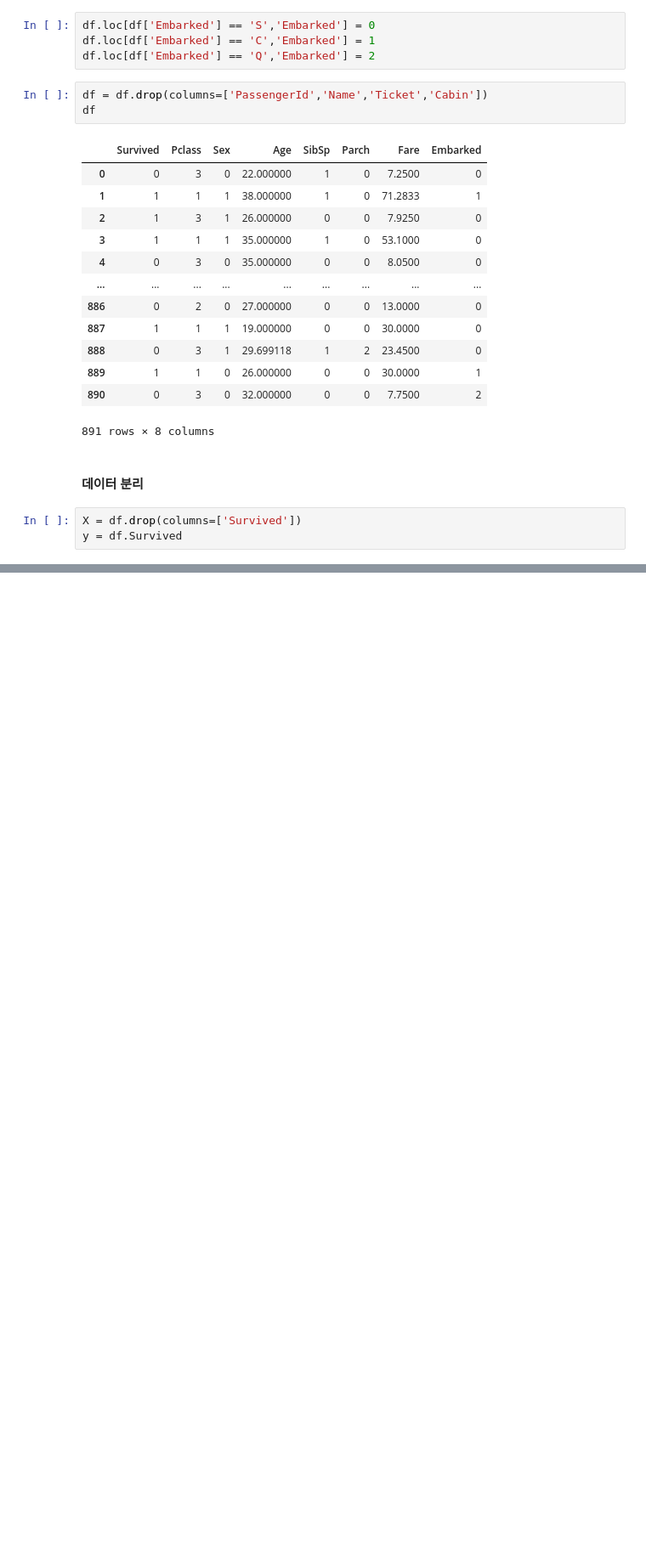
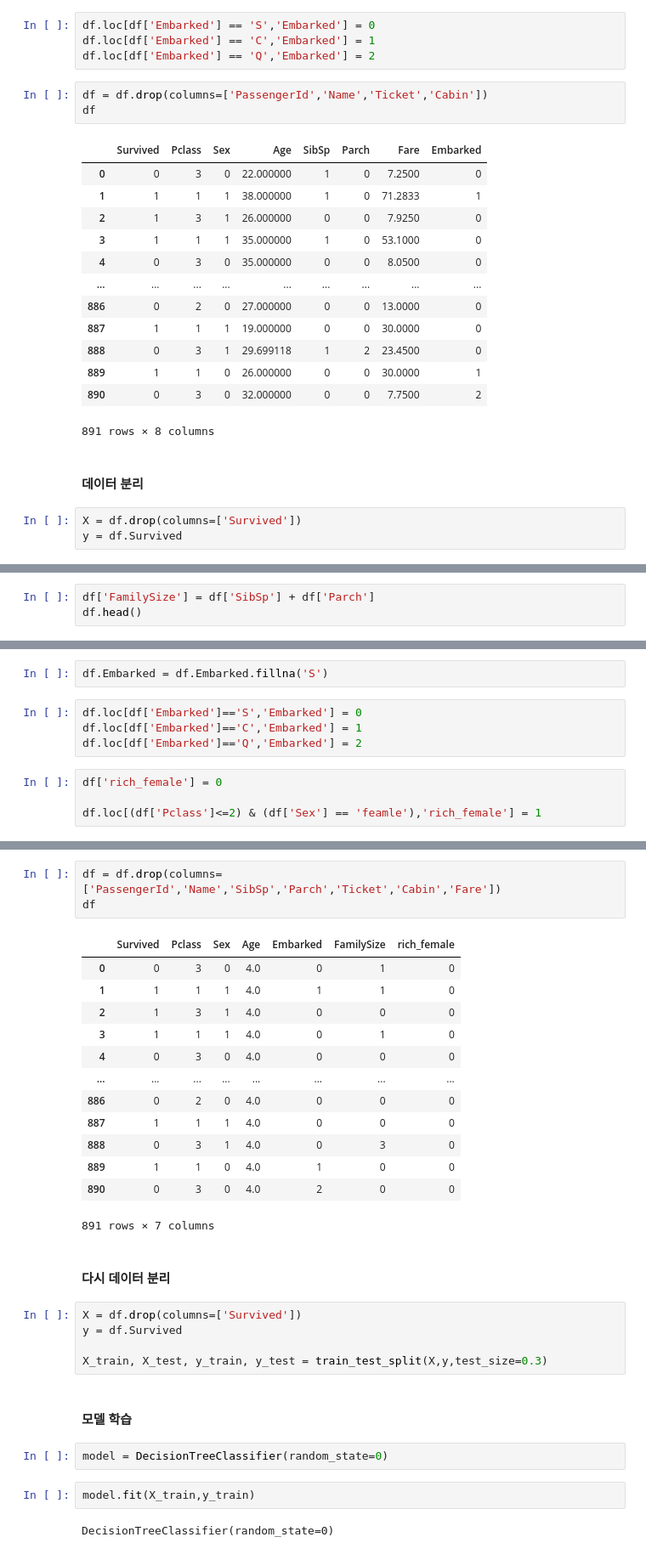
Before and after one commit to nimnuyh/ML, a Jupyter notebook: D&A_ML_Session/ML_Session_week_1.ipynb, the cells around one changed output, grey strips where cells are left out. Shown at 85% size. Cells and saved outputs as stored; diff of their text form; blank space fills up the shorter version.

```diff
--- a/D&A_ML_Session/ML_Session_week_1.ipynb
+++ b/D&A_ML_Session/ML_Session_week_1.ipynb
@@ -65,0 +152,3 @@ ModuleNotFoundError: No module named 'sklearn'
+# %%
+df['FamilySize'] = df['SibSp'] + df['Parch']
+df.head()
@@ -65,0 +162,10 @@ ModuleNotFoundError: No module named 'sklearn'
+# %%
+df.Embarked = df.Embarked.fillna('S')
+# %%
+df.loc[df['Embarked']=='S','Embarked'] = 0
+df.loc[df['Embarked']=='C','Embarked'] = 1
+df.loc[df['Embarked']=='Q','Embarked'] = 2
+# %%
+df['rich_female'] = 0
+
+df.loc[(df['Pclass']<=2) & (df['Sex'] == 'feamle'),'rich_female'] = 1
@@ -65,0 +190,32 @@ ModuleNotFoundError: No module named 'sklearn'
+# %%
+df = df.drop(columns=['PassengerId','Name','SibSp','Parch','Ticket','Cabin','Fare'])
+df
+# %% [output]
+|  | Survived | Pclass | Sex | Age | Embarked | FamilySize | rich_female |
+| 0 | 0 | 3 | 0 | 4.0 | 0 | 1 | 0 |
+| 1 | 1 | 1 | 1 | 4.0 | 1 | 1 | 0 |
+| 2 | 1 | 3 | 1 | 4.0 | 0 | 0 | 0 |
+| 3 | 1 | 1 | 1 | 4.0 | 0 | 1 | 0 |
+| 4 | 0 | 3 | 0 | 4.0 | 0 | 0 | 0 |
+| ... | ... | ... | ... | ... | ... | ... | ... |
+| 886 | 0 | 2 | 0 | 4.0 | 0 | 0 | 0 |
+| 887 | 1 | 1 | 1 | 4.0 | 0 | 0 | 0 |
+| 888 | 0 | 3 | 1 | 4.0 | 0 | 3 | 0 |
+| 889 | 1 | 1 | 0 | 4.0 | 1 | 0 | 0 |
+| 890 | 0 | 3 | 0 | 4.0 | 2 | 0 | 0 |
+891 rows × 7 columns
+# %% [markdown]
+#### 다시 데이터 분리
+# %%
+X = df.drop(columns=['Survived'])
+y = df.Survived
+
+X_train, X_test, y_train, y_test = train_test_split(X,y,test_size=0.3)
+# %% [markdown]
+#### 모델 학습
+# %%
+model = DecisionTreeClassifier(random_state=0)
+# %%
+model.fit(X_train,y_train)
+# %% [output]
+DecisionTreeClassifier(random_state=0)
```
Also changed, not shown: parts of 22 cells of this notebook, 1 other file.
